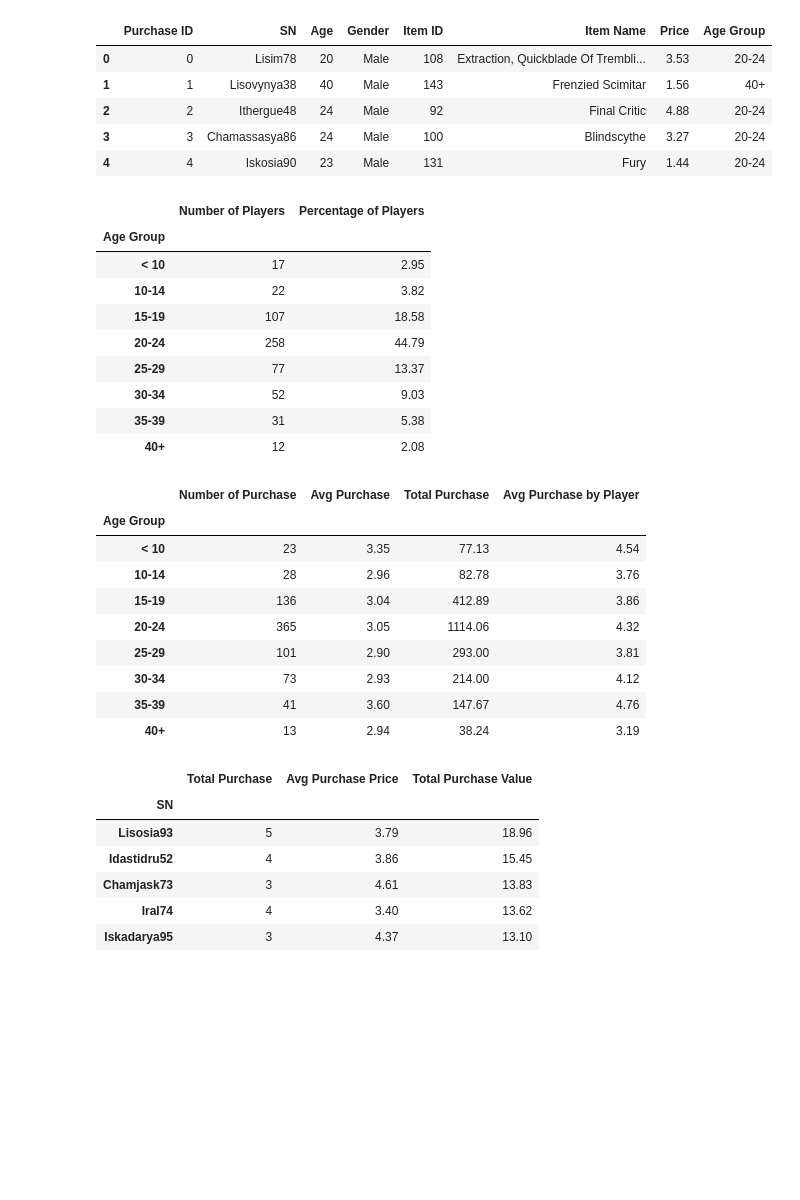
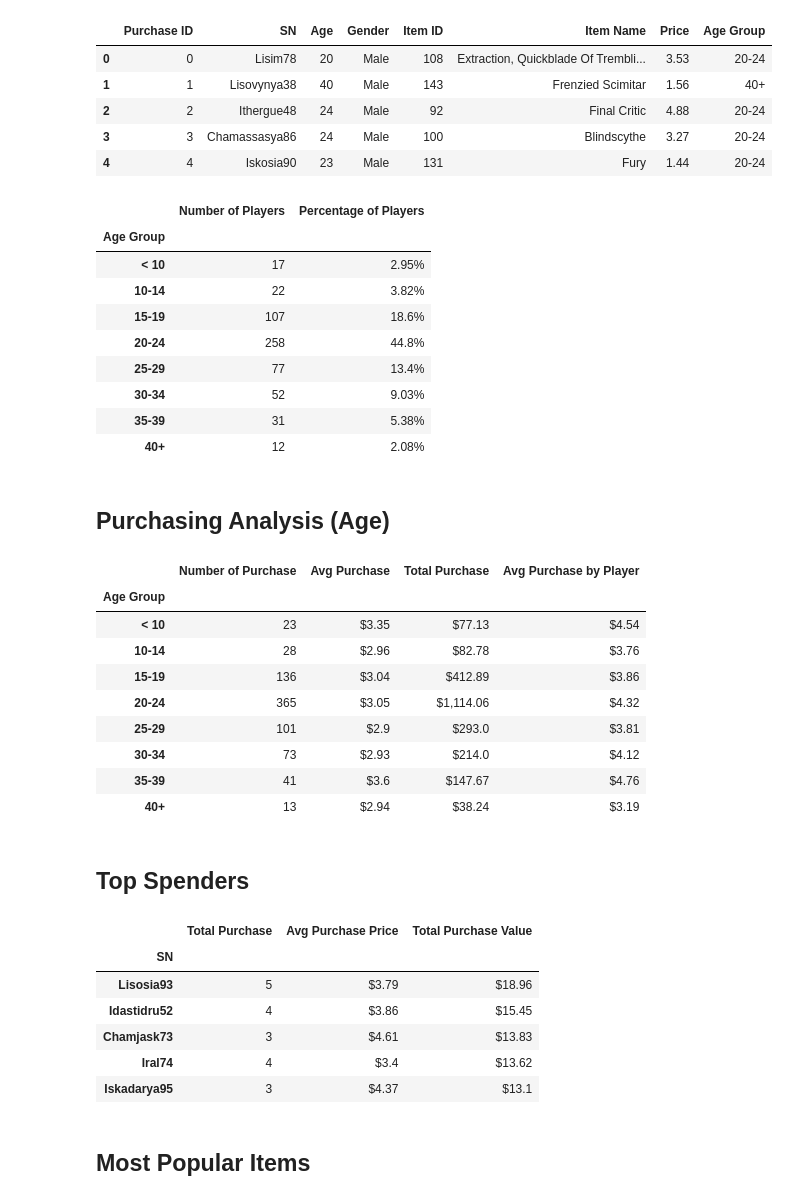
Before and after one commit to Freguenet/Pandas_Challenge, a Jupyter notebook: Heroes_of_pymoli.ipynb, the cells around one changed output. Drawn from its saved outputs; the diff is of its cells as text; code cells hidden in the pictures; blank space fills up the shorter version.

```diff
--- a/Heroes_of_pymoli.ipynb
+++ b/Heroes_of_pymoli.ipynb
@@ -109,68 +119,80 @@ player_age = pymoli_df.groupby("Age Group")
 player_age_df = pd.DataFrame(player_age["SN"].nunique())
 player_age_df
 perc_age = (player_age["SN"].nunique()/total_players)*100
-perc_age_df = pd.DataFrame(perc_age).round(2)
+perc_age_df = pd.DataFrame(perc_age)
 perc_age_df
 merged_age_perc = pd.merge(player_age_df, perc_age_df, on="Age Group")
 merged_age_perc.columns = ["Number of Players", "Percentage of Players"]
+merged_age_perc["Percentage of Players"] = merged_age_perc["Percentage of Players"].astype(float).map("{:,.3}%".format)
 merged_age_perc
 # %% [output]
 |  | Number of Players | Percentage of Players |
 | Age Group |  |  |
-| < 10 | 17 | 2.95 |
-| 10-14 | 22 | 3.82 |
-| 15-19 | 107 | 18.58 |
-| 20-24 | 258 | 44.79 |
-| 25-29 | 77 | 13.37 |
-| 30-34 | 52 | 9.03 |
-| 35-39 | 31 | 5.38 |
-| 40+ | 12 | 2.08 |
+| < 10 | 17 | 2.95% |
+| 10-14 | 22 | 3.82% |
+| 15-19 | 107 | 18.6% |
+| 20-24 | 258 | 44.8% |
+| 25-29 | 77 | 13.4% |
+| 30-34 | 52 | 9.03% |
+| 35-39 | 31 | 5.38% |
+| 40+ | 12 | 2.08% |
+# %% [markdown]
+##  Purchasing Analysis (Age)
 # %%
 #Purch annalysis by age
-player_age_ave_purch_df = (pd.DataFrame(player_age["Price"].mean())).round(2)
+player_age_ave_purch_df = pd.DataFrame(player_age["Price"].mean())
 player_age_purch_df = pd.DataFrame(player_age["Purchase ID"].count())
 #player_age_ave_purch_df
 player_age_sum_purch_df = pd.DataFrame(player_age["Price"].sum())
 #player_age_sum_purch_df
-player_age_ave_person_purch = player_age["Price"].sum()/player_age["SN"].nunique()#comeback
-player_age_ave_person_purch_df = (pd.DataFrame(player_age_ave_person_purch)).round(2)
+player_age_ave_person_purch = player_age["Price"].sum()/player_age["SN"].nunique()
+player_age_ave_person_purch_df = (pd.DataFrame(player_age_ave_person_purch))
 # %%
 purch_annalysis_age = pd.merge(player_age_purch_df, player_age_ave_purch_df, on="Age Group").merge(player_age_sum_purch_df, on="Age Group").merge(player_age_ave_person_purch_df, on="Age Group")
 purch_annalysis_age_df = pd.DataFrame(purch_annalysis_age)
 purch_annalysis_age_df.columns = ["Number of Purchase", "Avg Purchase", "Total Purchase", "Avg Purchase by Player"]
+purch_annalysis_age_df["Avg Purchase"] = purch_annalysis_age_df["Avg Purchase"].astype(float).map("${:,.3}".format)
+purch_annalysis_age_df["Total Purchase"] = purch_annalysis_age_df["Total Purchase"].astype(float).map("${:,.6}".format)
+purch_annalysis_age_df["Avg Purchase by Player"] = purch_annalysis_age_df["Avg Purchase by Player"].astype(float).map("${:,.3}".format)
 purch_annalysis_age_df
 # %% [output]
 |  | Number of Purchase | Avg Purchase | Total Purchase | Avg Purchase by Player |
 | Age Group |  |  |  |  |
-| < 10 | 23 | 3.35 | 77.13 | 4.54 |
-| 10-14 | 28 | 2.96 | 82.78 | 3.76 |
-| 15-19 | 136 | 3.04 | 412.89 | 3.86 |
-| 20-24 | 365 | 3.05 | 1114.06 | 4.32 |
-| 25-29 | 101 | 2.90 | 293.00 | 3.81 |
-| 30-34 | 73 | 2.93 | 214.00 | 4.12 |
-| 35-39 | 41 | 3.60 | 147.67 | 4.76 |
-| 40+ | 13 | 2.94 | 38.24 | 3.19 |
+| < 10 | 23 | $3.35 | $77.13 | $4.54 |
+| 10-14 | 28 | $2.96 | $82.78 | $3.76 |
+| 15-19 | 136 | $3.04 | $412.89 | $3.86 |
+| 20-24 | 365 | $3.05 | $1,114.06 | $4.32 |
+| 25-29 | 101 | $2.9 | $293.0 | $3.81 |
+| 30-34 | 73 | $2.93 | $214.0 | $4.12 |
+| 35-39 | 41 | $3.6 | $147.67 | $4.76 |
+| 40+ | 13 | $2.94 | $38.24 | $3.19 |
+# %% [markdown]
+##  Top Spenders
 # %%
 #top spender
 grouped_total_players = pymoli_df.groupby("SN")
 
 purchase_count_df = pd.DataFrame(grouped_total_players["Price"].count())
-ave_top_purch_price_df = (pd.DataFrame(grouped_total_players["Price"].mean())).round(2)
+ave_top_purch_price_df = (pd.DataFrame(grouped_total_players["Price"].mean()))
 total_top_purch_price_df = pd.DataFrame(grouped_total_players["Price"].sum())
 tops_spender_annalysis = pd.merge(purchase_count_df, ave_top_purch_price_df, on="SN").merge(total_top_purch_price_df, on="SN")
 tops_spender_annalysis_df = pd.DataFrame(tops_spender_annalysis)
 
 top_spender_df = pd.DataFrame(tops_spender_annalysis_df.sort_values(by=["Price"],ascending=False))
 top_spender_df.columns = ["Total Purchase", "Avg Purchase Price", "Total Purchase Value"]
+top_spender_df["Avg Purchase Price"] = top_spender_df["Avg Purchase Price"].astype(float).map("${:,.3}".format)
+top_spender_df["Total Purchase Value"] = top_spender_df["Total Purchase Value"].astype(float).map("${:,.4}".format)
 top_spender_df[:5]
 # %% [output]
 |  | Total Purchase | Avg Purchase Price | Total Purchase Value |
 | SN |  |  |  |
-| Lisosia93 | 5 | 3.79 | 18.96 |
-| Idastidru52 | 4 | 3.86 | 15.45 |
-| Chamjask73 | 3 | 4.61 | 13.83 |
-| Iral74 | 4 | 3.40 | 13.62 |
-| Iskadarya95 | 3 | 4.37 | 13.10 |
+| Lisosia93 | 5 | $3.79 | $18.96 |
+| Idastidru52 | 4 | $3.86 | $15.45 |
+| Chamjask73 | 3 | $4.61 | $13.83 |
+| Iral74 | 4 | $3.4 | $13.62 |
+| Iskadarya95 | 3 | $4.37 | $13.1 |
+# %% [markdown]
+## Most Popular Items
 # %%
 grouped_items = pymoli_df.groupby(["Item ID", "Item Name"])
 grouped_items_count_df = pd.DataFrame(grouped_items["Purchase ID"].count())
```
Also changed, not shown: parts of 13 cells of this notebook.
